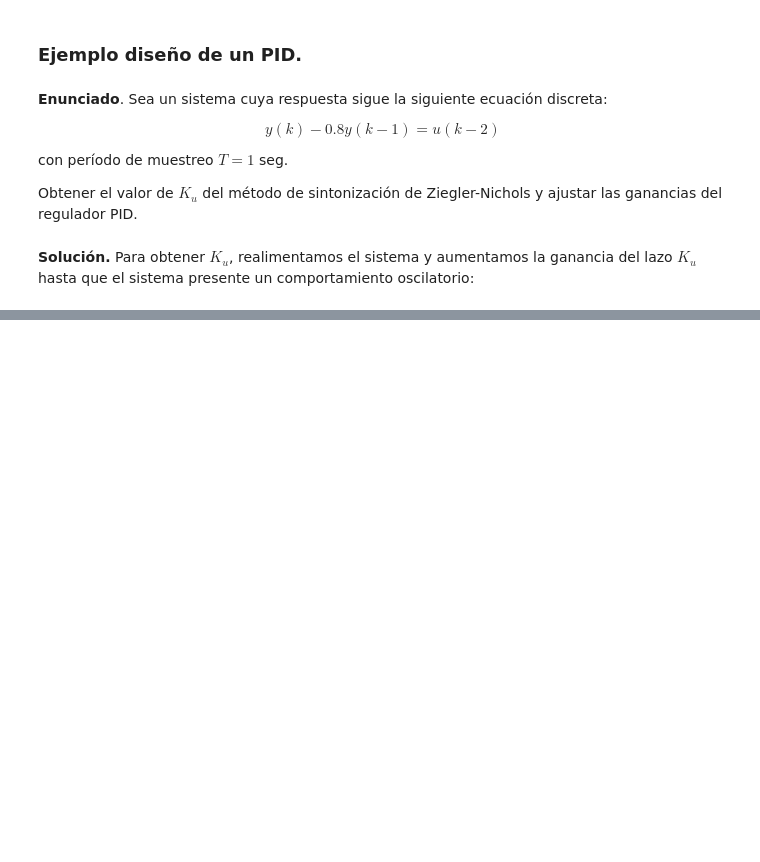
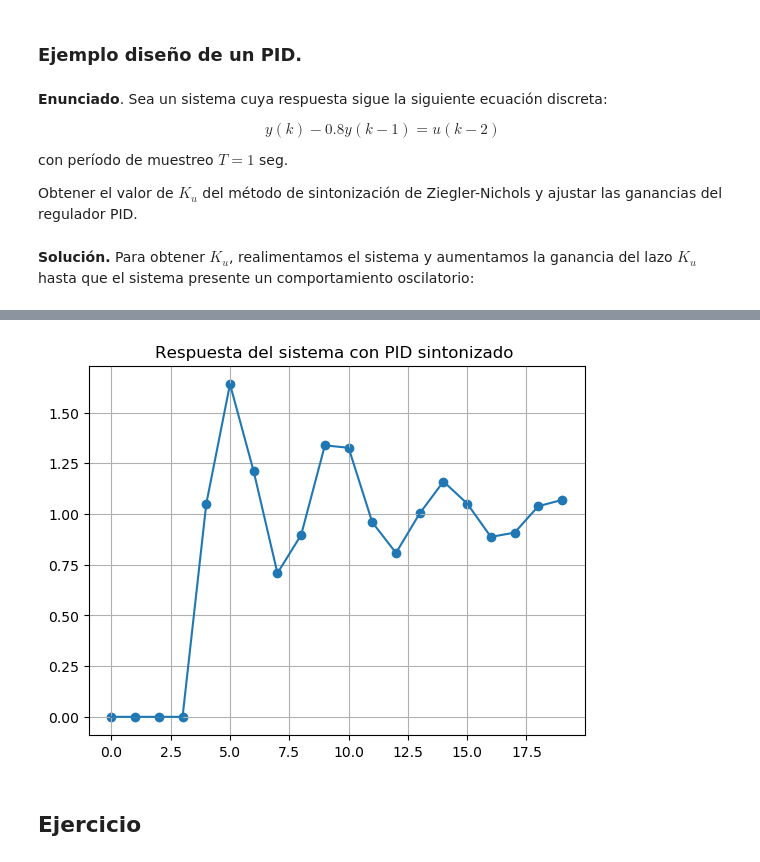
Before and after one commit to pablocarb/ari-notebooks, a Jupyter notebook: T4.ipynb, the cells around one changed output, grey strips where cells are left out. Cells and saved outputs as stored; diff of their text form; code cells hidden in the pictures; blank space fills up the shorter version.

```diff
--- a/T4.ipynb
+++ b/T4.ipynb
@@ -38,2 +59,28 @@ Kc = 0.*Ku
 Ti = Tu/2
 Td = Tu/8
+# %%
+def pid(k, u, e, Kc, Ti, Td, T):
+    c0 = Kc*(1+(Td/T))
+    c1 = Kc*(-1+(T/Ti) - (2*Td/T))
+    c2 = Kc*(Td/T)
+    return u[k-1] + c0*e[k] + c1*e[k-1] + c2*e[k-2]
+# %%
+T = 1
+N = 20
+ref = np.ones(N)
+y = np.zeros(N)
+u = np.zeros(N)
+e = np.zeros(N)
+for k in range(2,N):
+    y[k] = 0.8*y[k-1] + u[k-2]
+    e[k] = ref[k] - y[k]
+    u[k] = pid(k,u,e,Kc,Ti,Td,T)
+plt.scatter(range(N), y)
+plt.plot(range(N), y)
+plt.title("Respuesta del sistema con PID sintonizado ")
+plt.grid()
+plt.show()
+# %% [output]
+[figure, added]
+# %% [markdown]
+## Ejercicio
```
Also changed, not shown: parts of 16 cells of this notebook.
